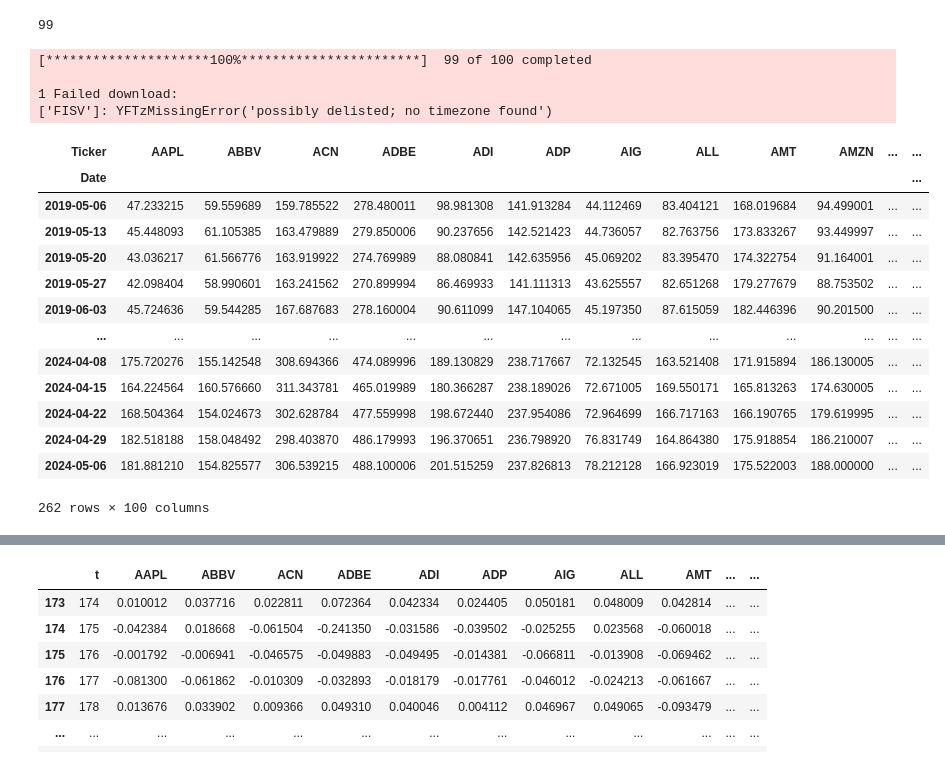
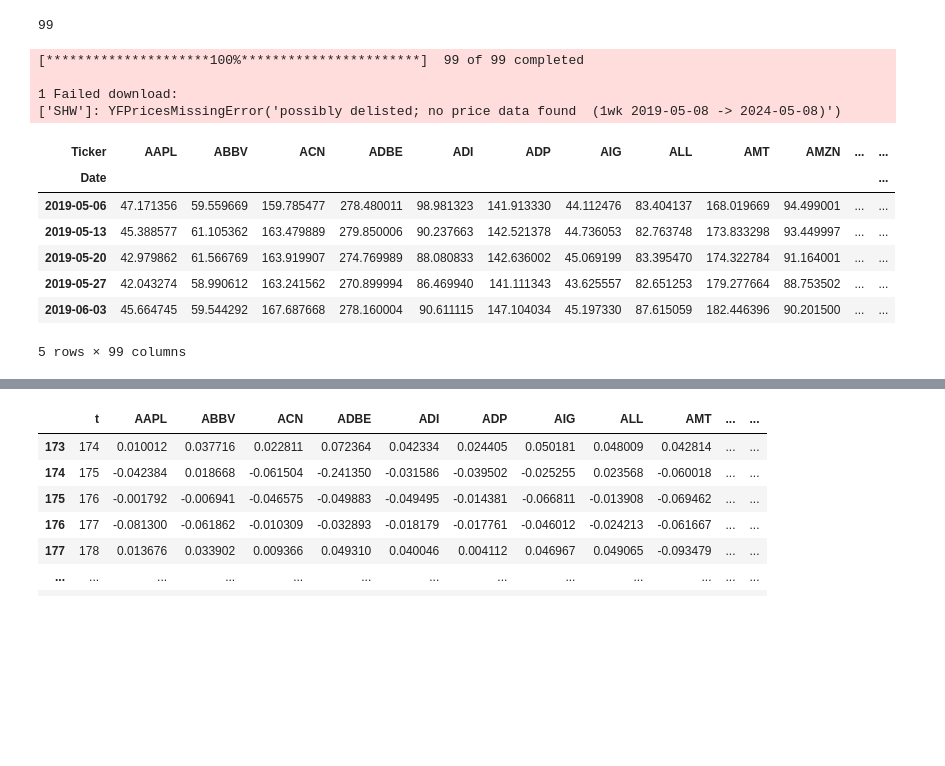
Before and after one commit to edgardjcuadra/ISE-347-Final-Project, a Jupyter notebook: code.ipynb, the cells around one changed output, grey strips where cells are left out. Saved outputs shown, nothing was run; the diff lists cells and outputs as text; code cells hidden in the pictures; blank space fills up the shorter version.

```diff
--- a/code.ipynb
+++ b/code.ipynb
@@ -21,27 +23,21 @@ len(assets)
 # %%
 # List of S&P 100 assets
 data = yf.download(assets, interval="1wk", start="2019-05-08", end="2024-05-08")['Close']
 weekly_returns = data.pct_change().dropna()
-data
+data.head()
 # %% [output]
-[*********************100%***********************]  99 of 100 completed
+[*********************100%***********************]  99 of 99 completed
 
 1 Failed download:
-['FISV']: YFTzMissingError('possibly delisted; no timezone found')
+['SHW']: YFPricesMissingError('possibly delisted; no price data found  (1wk 2019-05-08 -> 2024-05-08)')
 | Ticker | AAPL | ABBV | ACN | ADBE | ADI | ADP | AIG | ALL | AMT | AMZN | ... | ... |
 | Date |  |  |  |  |  |  |  |  |  |  |  | ... |
-| 2019-05-06 | 47.233215 | 59.559689 | 159.785522 | 278.480011 | 98.981308 | 141.913284 | 44.112469 | 83.404121 | 168.019684 | 94.499001 | ... | ... |
-| 2019-05-13 | 45.448093 | 61.105385 | 163.479889 | 279.850006 | 90.237656 | 142.521423 | 44.736057 | 82.763756 | 173.833267 | 93.449997 | ... | ... |
-| 2019-05-20 | 43.036217 | 61.566776 | 163.919922 | 274.769989 | 88.080841 | 142.635956 | 45.069202 | 83.395470 | 174.322754 | 91.164001 | ... | ... |
-| 2019-05-27 | 42.098404 | 58.990601 | 163.241562 | 270.899994 | 86.469933 | 141.111313 | 43.625557 | 82.651268 | 179.277679 | 88.753502 | ... | ... |
-| 2019-06-03 | 45.724636 | 59.544285 | 167.687683 | 278.160004 | 90.611099 | 147.104065 | 45.197350 | 87.615059 | 182.446396 | 90.201500 | ... | ... |
-| ... | ... | ... | ... | ... | ... | ... | ... | ... | ... | ... | ... | ... |
-| 2024-04-08 | 175.720276 | 155.142548 | 308.694366 | 474.089996 | 189.130829 | 238.717667 | 72.132545 | 163.521408 | 171.915894 | 186.130005 | ... | ... |
-| 2024-04-15 | 164.224564 | 160.576660 | 311.343781 | 465.019989 | 180.366287 | 238.189026 | 72.671005 | 169.550171 | 165.813263 | 174.630005 | ... | ... |
-| 2024-04-22 | 168.504364 | 154.024673 | 302.628784 | 477.559998 | 198.672440 | 237.954086 | 72.964699 | 166.717163 | 166.190765 | 179.619995 | ... | ... |
-| 2024-04-29 | 182.518188 | 158.048492 | 298.403870 | 486.179993 | 196.370651 | 236.798920 | 76.831749 | 164.864380 | 175.918854 | 186.210007 | ... | ... |
-| 2024-05-06 | 181.881210 | 154.825577 | 306.539215 | 488.100006 | 201.515259 | 237.826813 | 78.212128 | 166.923019 | 175.522003 | 188.000000 | ... | ... |
+| 2019-05-06 | 47.171356 | 59.559669 | 159.785477 | 278.480011 | 98.981323 | 141.913330 | 44.112476 | 83.404137 | 168.019669 | 94.499001 | ... | ... |
+| 2019-05-13 | 45.388577 | 61.105362 | 163.479889 | 279.850006 | 90.237663 | 142.521378 | 44.736053 | 82.763748 | 173.833298 | 93.449997 | ... | ... |
+| 2019-05-20 | 42.979862 | 61.566769 | 163.919907 | 274.769989 | 88.080833 | 142.636002 | 45.069199 | 83.395470 | 174.322784 | 91.164001 | ... | ... |
+| 2019-05-27 | 42.043274 | 58.990612 | 163.241562 | 270.899994 | 86.469940 | 141.111343 | 43.625557 | 82.651253 | 179.277664 | 88.753502 | ... | ... |
+| 2019-06-03 | 45.664745 | 59.544292 | 167.687668 | 278.160004 | 90.611115 | 147.104034 | 45.197330 | 87.615059 | 182.446396 | 90.201500 | ... | ... |
-262 rows × 100 columns
+5 rows × 99 columns
 # %%
 data.to_csv('./data/snp100_5yrs.csv')
 # %%
```
Also changed, not shown: parts of 3 cells of this notebook, 3 other files.
